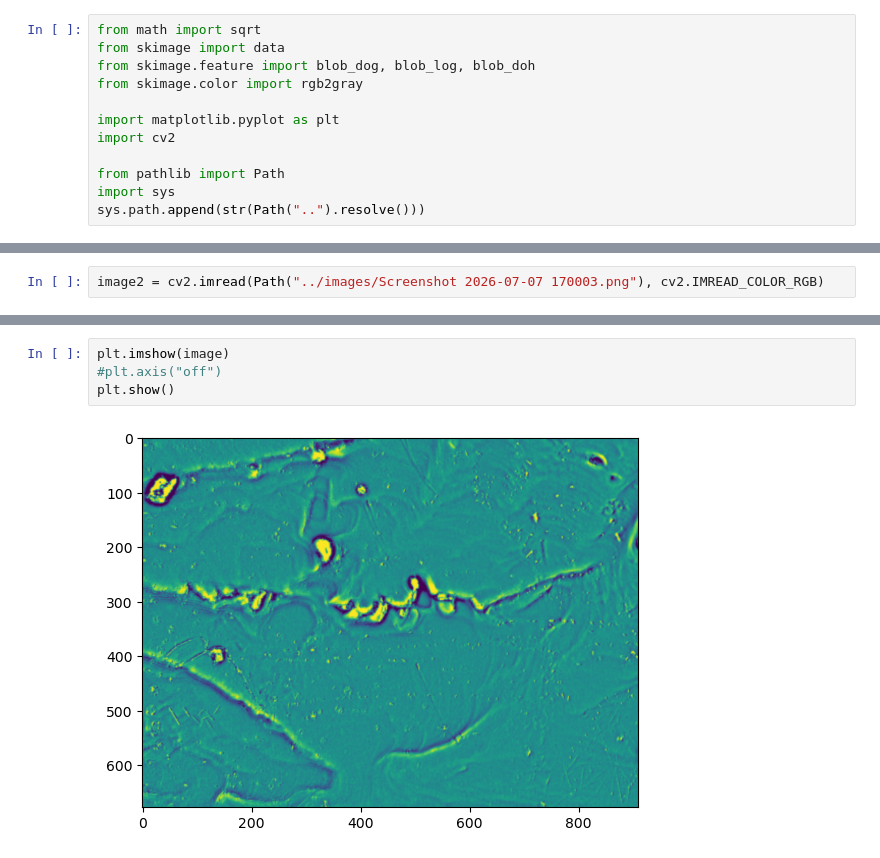
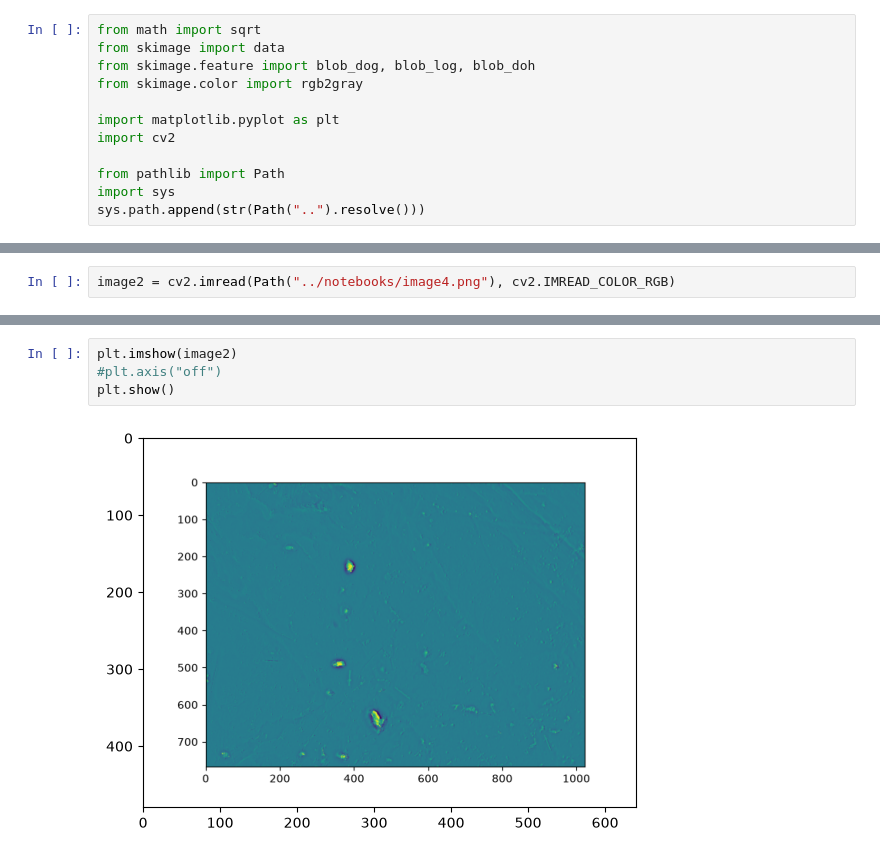
Before and after one commit to KIT-Dark-Matter/PaleoDM_ML_Development, a Jupyter notebook: Katharina_optical_profiler/notebooks/Test feature detection.ipynb, the cells around one changed output, grey strips where cells are left out. Cells and saved outputs as stored; diff of their text form.

```diff
--- a/Katharina_optical_profiler/notebooks/Test feature detection.ipynb
+++ b/Katharina_optical_profiler/notebooks/Test feature detection.ipynb
@@ -15,5 +15,5 @@ image = cv2.imread(Path("../images/Screenshot 2026-09-08 015223"), cv2.IMREAD_CO
 # %%
-image2 = cv2.imread(Path("../images/Screenshot 2026-07-07 170003.png"), cv2.IMREAD_COLOR_RGB)
+image2 = cv2.imread(Path("../notebooks/image4.png"), cv2.IMREAD_COLOR_RGB)
 # %%
 #image = data.hubble_deep_field()[0:500, 0:500]
 image_gray = rgb2gray(image2)
@@ -52,6 +52,6 @@ plt.show()
 # %%
-plt.imshow(image)
+plt.imshow(image2)
 #plt.axis("off")
 plt.show()
 # %% [output]
-[figure, old version]
+[figure, new version]
```
Also changed, not shown: parts of 2 cells of this notebook, 1 other file.
